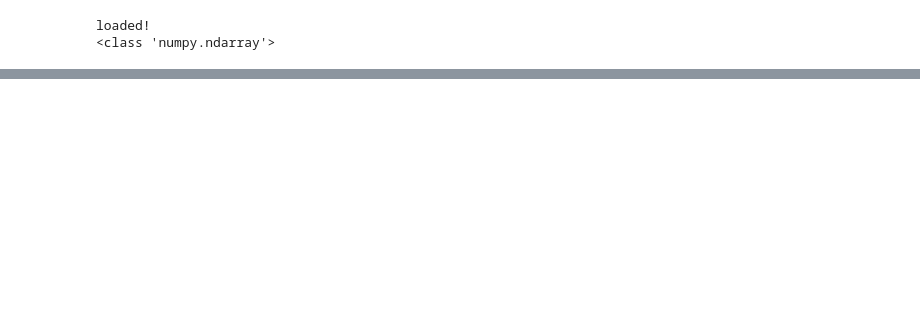
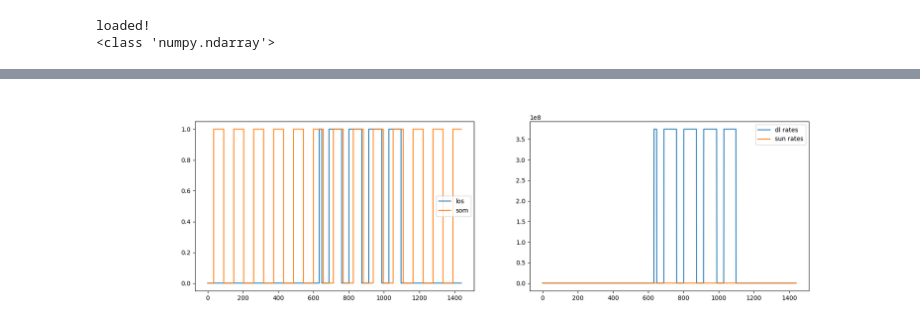
Before and after one commit to mani-sat/GODOTWork, a Jupyter notebook: rain_estimated.ipynb, the cells around one changed output, grey strips where cells are left out. Cells and saved outputs as stored; diff of their text form; code cells hidden in the pictures; blank space fills up the shorter version.

```diff
--- a/rain_estimated.ipynb
+++ b/rain_estimated.ipynb
@@ -154,0 +193,32 @@ plt.show()
+# %%
+n = 0
+m = 24*60
+rs = [4.5 * 1e9 / (24*60*60)] * m
+rd = rates[n:n+m]
+los = res['los_nn'][n:n+m].values
+som = res.has([SEEnum.SUN_ON_MOON])[n:n+m].values
+fig = plt.figure(figsize = (18,5))
+ax0, ax1 = fig.subplots(1,2)
+ax0.step(range(m), los, label = 'los')
+ax0.step(range(m), som, label = 'som')
+ax0.legend()
+
+ax1.plot(range(m), rd, label='dl rates')
+ax1.plot(range(m), rs, label='sun rates')
+ax1.legend()
+plt.show()
+
+
+with open('./tmp/los.pickle', 'wb') as f:
+    pickle.dump(los,f,protocol=pickle.HIGHEST_PROTOCOL)
+
+with open('./tmp/som.pickle', 'wb') as f:
+    pickle.dump(som,f,protocol=pickle.HIGHEST_PROTOCOL)
+
+with open('./tmp/rs.pickle', 'wb') as f:
+    pickle.dump(rs,f,protocol=pickle.HIGHEST_PROTOCOL)
+
+with open('./tmp/rd.pickle', 'wb') as f:
+    pickle.dump(rd,f,protocol=pickle.HIGHEST_PROTOCOL)
+# %% [output]
+[figure, added]
```
Also changed, not shown: parts of 12 cells of this notebook, 4 other files.
